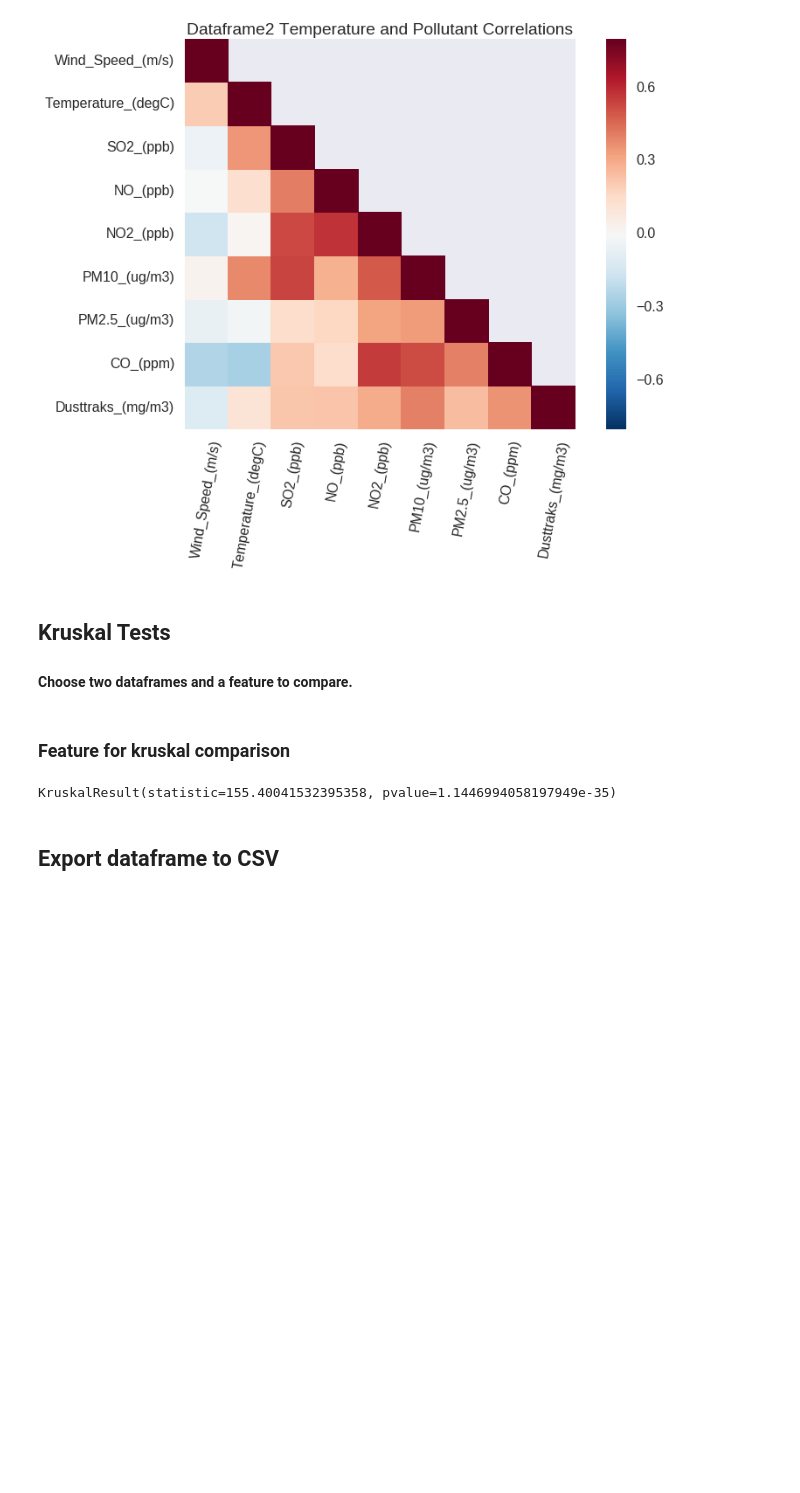
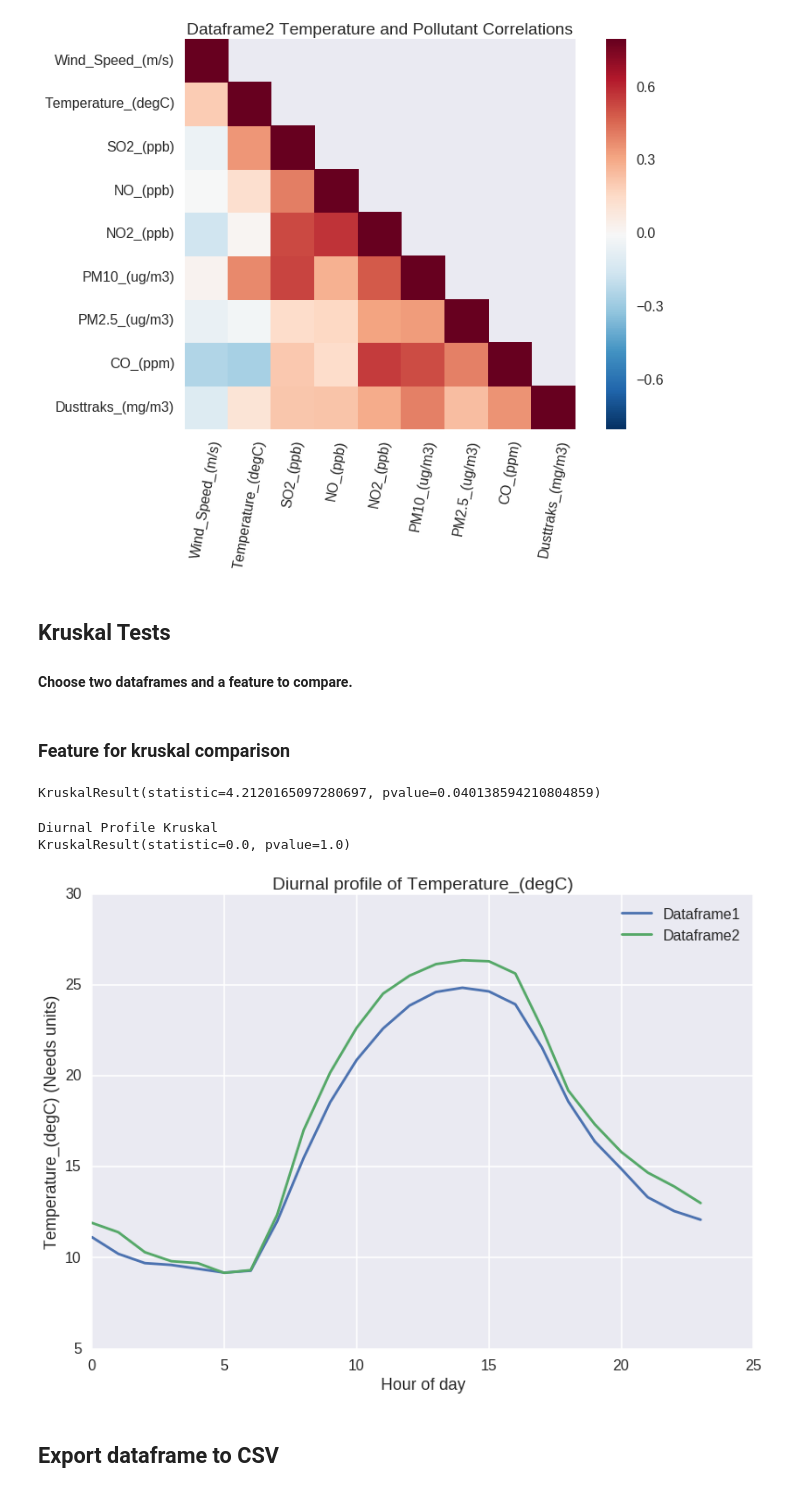
Before and after one commit to BrennaManning/atmospheric-analysis, a Jupyter notebook: analysis_suite.ipynb, the cells around one changed output. Cells and saved outputs as stored; diff of their text form; code cells hidden in the pictures; blank space fills up the shorter version.

Commit message:
add diurnal kruskal test statistic

```diff
--- a/analysis_suite.ipynb
+++ b/analysis_suite.ipynb
@@ -796,19 +799,21 @@ df_list = df_dict.keys()
 df1_kruskal = widgets.Dropdown(
     options= df_list,
     description='Choose a dataframe',
+    value = 'dataframe1'
 )
 display(df1_kruskal)
 # %%
 df2_kruskal = widgets.Dropdown(
     options= df_list,
     description='Choose a dataframe',
+    value = 'dataframe2'
 )
 display(df2_kruskal)
 # %% [markdown]
 ### Feature for kruskal comparison
 # %%
 kruskal_test_feature = widgets.Dropdown(
-    options= [column for column in dataframe1.loc[:, dataframe1.dtypes == np.float64]],
+    options= df1_columns,
     description='Choose feature:'
 )
 display(kruskal_test_feature)
@@ -818,7 +823,18 @@ df2_k = df_dict[df2_kruskal.value]
 # %%
 print(stats.kruskal(df1_k[kruskal_test_feature.value], df2_k[kruskal_test_feature.value]))
 # %% [output]
-KruskalResult(statistic=155.40041532395358, pvalue=1.1446994058197949e-35)
+KruskalResult(statistic=4.2120165097280697, pvalue=0.040138594210804859)
+# %%
+#Diurnal Profile
+print('Diurnal Profile Kruskal')
+print(stats.kruskal(feature_diurnal_data(df1_k, kruskal_test_feature.value), feature_diurnal_data(df2_k, kruskal_test_feature.value)))
+# %% [output]
+Diurnal Profile Kruskal
+KruskalResult(statistic=0.0, pvalue=1.0)
+# %%
+plot_diurnal(hour_list, df1_k, df2_k, kruskal_test_feature, dataframe1_name, dataframe2_name)
+# %% [output]
+[figure, added]
 # %% [markdown]
 ## Export dataframe to CSV
 # %%
```
Also changed, not shown: parts of 11 cells of this notebook.
